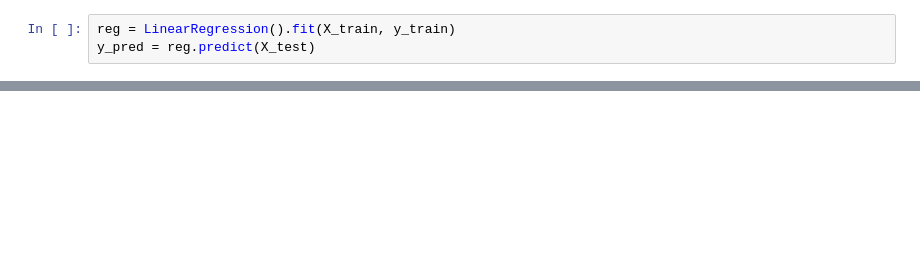
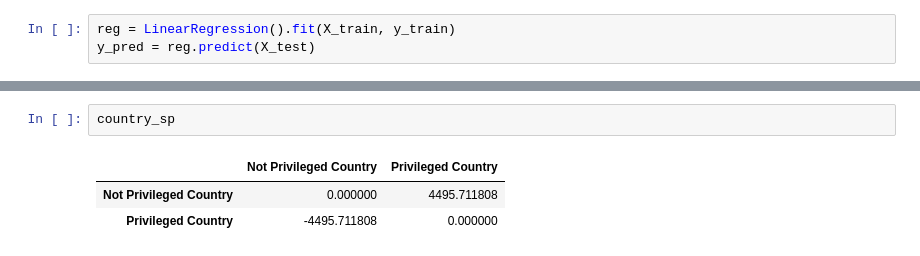
Before and after one commit to DV-11/CI_Project, a Jupyter notebook: David_1.ipynb, the cells around one changed output, grey strips where cells are left out. Drawn from its saved outputs; the diff is of its cells as text; blank space fills up the shorter version.

```diff
--- a/David_1.ipynb
+++ b/David_1.ipynb
@@ -397,0 +427,6 @@ native_country_sp
+# %%
+country_sp
+# %% [output]
+|  | Not Privileged Country | Privileged Country |
+| Not Privileged Country | 0.000000 | 4495.711808 |
+| Privileged Country | -4495.711808 | 0.000000 |
```
Also changed, not shown: parts of 28 cells of this notebook.
